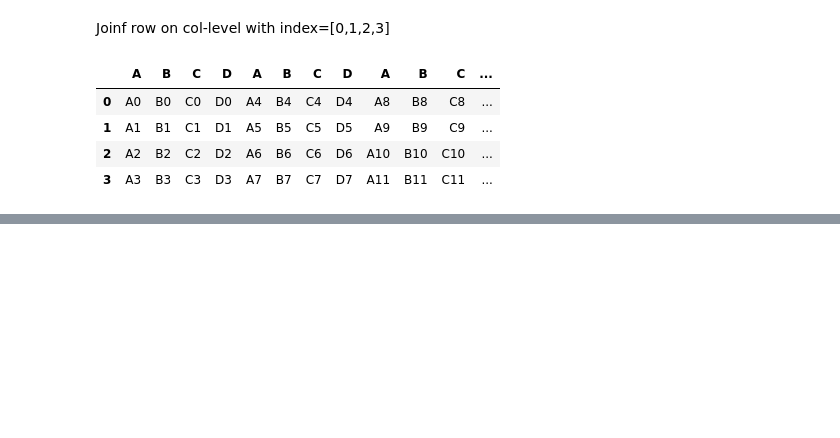
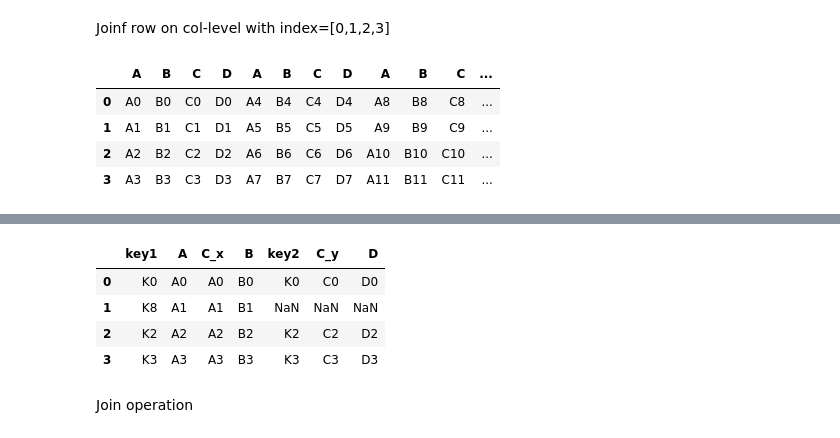
Before and after one commit to Parag18081994/Ghost, a Jupyter notebook: Python/Machine Learning iNeuron/26th_July_ML.ipynb, the cells around one changed output, grey strips where cells are left out. Drawn from its saved outputs; the diff is of its cells as text; code cells hidden in the pictures; blank space fills up the shorter version.

```diff
--- a/Python/Machine Learning iNeuron/26th_July_ML.ipynb
+++ b/Python/Machine Learning iNeuron/26th_July_ML.ipynb
@@ -390,0 +455,19 @@ df_cont4
+# %%
+df3=pd.DataFrame({'key1':['K0','K8','K2','K3'],
+                  'A':['A0','A1','A2','A3'],
+                  'C':['A0','A1','A2','A3'],
+                  'B':['B0','B1','B2','B3']})
+df4=pd.DataFrame({'key2':['K0','K1','K2','K3'],
+                   'C':['C0','C1','C2','C3'],
+                   'D':['D0','D1','D2','D3']})
+# %%
+merge4=pd.merge(df3,df4,how='left',left_on='key1',right_on='key2')
+merge4
+# %% [output]
+|  | key1 | A | C_x | B | key2 | C_y | D |
+| 0 | K0 | A0 | A0 | B0 | K0 | C0 | D0 |
+| 1 | K8 | A1 | A1 | B1 | NaN | NaN | NaN |
+| 2 | K2 | A2 | A2 | B2 | K2 | C2 | D2 |
+| 3 | K3 | A3 | A3 | B3 | K3 | C3 | D3 |
+# %% [markdown]
+Join operation
```
Also changed, not shown: parts of 18 cells of this notebook.
